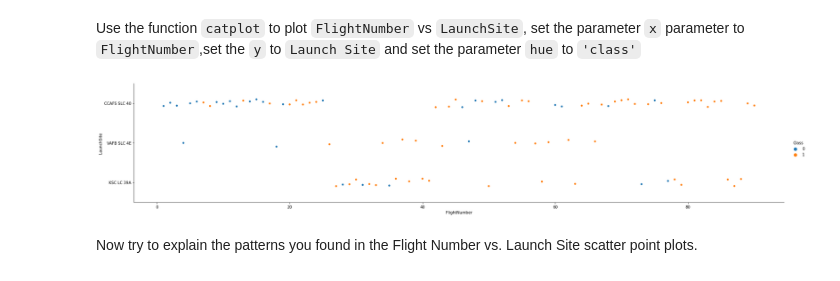
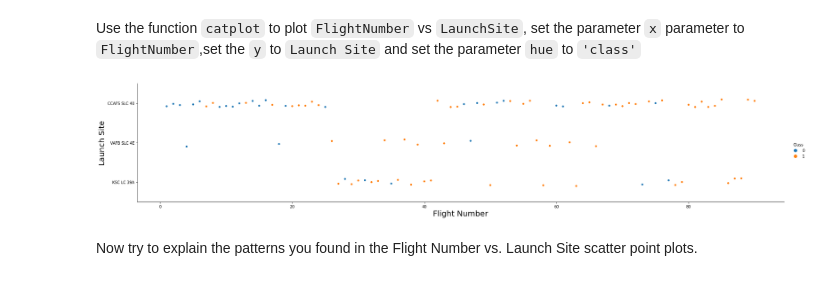
Before and after one commit to blaine-d-smith/IBM-DS0720EN-Data-Science-and-Machine-Learning-Capstone-Project, a Jupyter notebook: 5_EDA_With_Visualization_SpaceX.ipynb, the cells around one changed output. Cells and saved outputs as stored; diff of their text form; code cells hidden in the pictures.

```diff
--- a/5_EDA_With_Visualization_SpaceX.ipynb
+++ b/5_EDA_With_Visualization_SpaceX.ipynb
@@ -85,9 +85,11 @@ Use the function <code>catplot</code> to plot <code>FlightNumber</code> vs <code
 # %%
 # Plot a scatter point chart with x axis to be Flight Number and y axis to be the launch site, and hue to be the class value
 sns.catplot(y="LaunchSite", x="FlightNumber", hue="Class", data=df, aspect = 5)
+plt.xlabel("Flight Number",fontsize=20)
+plt.ylabel("Launch Site",fontsize=20)
 plt.show()
 # %% [output]
-[figure, old version]
+[figure, new version]
 # %% [markdown]
 Now try to explain the patterns you found in the Flight Number vs. Launch Site scatter point plots.
 # %% [markdown]
```
Also changed, not shown: parts of 6 cells of this notebook.
